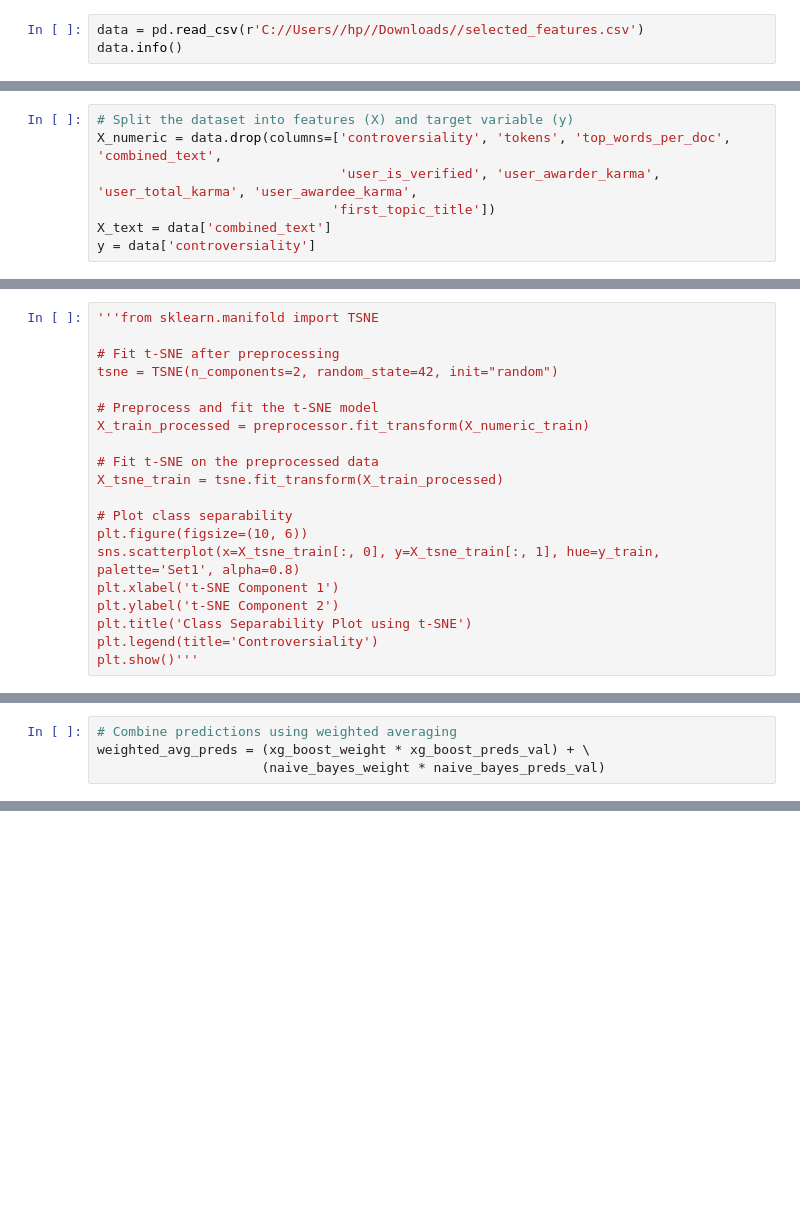
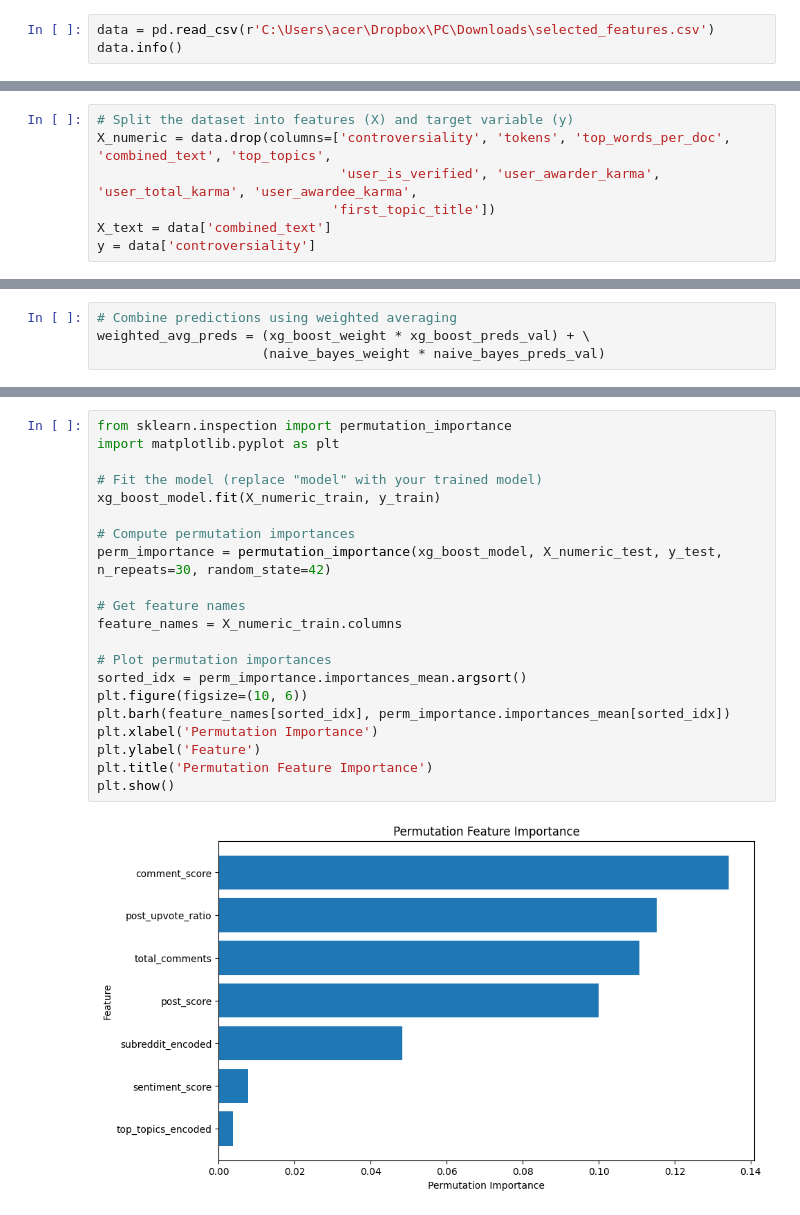
Before and after one commit to amanjot826/Reddit-Post-Controversality-Analysis, a Jupyter notebook: xgboost_naive_bayes_modeling.ipynb, the cells around one changed output, grey strips where cells are left out. Saved outputs shown, nothing was run; the diff lists cells and outputs as text; blank space fills up the shorter version.

```diff
--- a/xgboost_naive_bayes_modeling.ipynb
+++ b/xgboost_naive_bayes_modeling.ipynb
@@ -9,7 +9,7 @@ from sklearn.metrics import accuracy_score, classification_report
 from sklearn.pipeline import Pipeline
 from sklearn.compose import ColumnTransformer
 # %%
-data = pd.read_csv(r'C://Users//hp//Downloads//selected_features.csv')
+data = pd.read_csv(r'C:\Users\acer\Dropbox\PC\Downloads\selected_features.csv')
 data.info()
 # %% [output]
 <class 'pandas.core.frame.DataFrame'>
@@ -32,6 +32,6 @@ memory usage: 3.8+ MB
 # %%
 # Split the dataset into features (X) and target variable (y)
-X_numeric = data.drop(columns=['controversiality', 'tokens', 'top_words_per_doc', 'combined_text',
+X_numeric = data.drop(columns=['controversiality', 'tokens', 'top_words_per_doc', 'combined_text', 'top_topics',
                                'user_is_verified', 'user_awarder_karma', 'user_total_karma', 'user_awardee_karma',
                               'first_topic_title'])
 X_text = data['combined_text']
@@ -79,21 +78 @@ preprocessor = ColumnTransformer(
     ])
-# %%
-'''from sklearn.manifold import TSNE
-
-# Fit t-SNE after preprocessing
-tsne = TSNE(n_components=2, random_state=42, init="random")
-
-# Preprocess and fit the t-SNE model
-X_train_processed = preprocessor.fit_transform(X_numeric_train)
-
-# Fit t-SNE on the preprocessed data
-X_tsne_train = tsne.fit_transform(X_train_processed)
-
-# Plot class separability
-plt.figure(figsize=(10, 6))
-sns.scatterplot(x=X_tsne_train[:, 0], y=X_tsne_train[:, 1], hue=y_train, palette='Set1', alpha=0.8)
-plt.xlabel('t-SNE Component 1')
-plt.ylabel('t-SNE Component 2')
-plt.title('Class Separability Plot using t-SNE')
-plt.legend(title='Controversiality')
-plt.show()'''
@@ -238,0 +186,23 @@ AUC: 0.8393764482392735
+# %%
+from sklearn.inspection import permutation_importance
+import matplotlib.pyplot as plt
+
+# Fit the model (replace "model" with your trained model)
+xg_boost_model.fit(X_numeric_train, y_train)
+
+# Compute permutation importances
+perm_importance = permutation_importance(xg_boost_model, X_numeric_test, y_test, n_repeats=30, random_state=42)
+
+# Get feature names
+feature_names = X_numeric_train.columns
+
+# Plot permutation importances
+sorted_idx = perm_importance.importances_mean.argsort()
+plt.figure(figsize=(10, 6))
+plt.barh(feature_names[sorted_idx], perm_importance.importances_mean[sorted_idx])
+plt.xlabel('Permutation Importance')
+plt.ylabel('Feature')
+plt.title('Permutation Feature Importance')
+plt.show()
+# %% [output]
+[figure, added]
```
Also changed, not shown: parts of 16 cells of this notebook.
